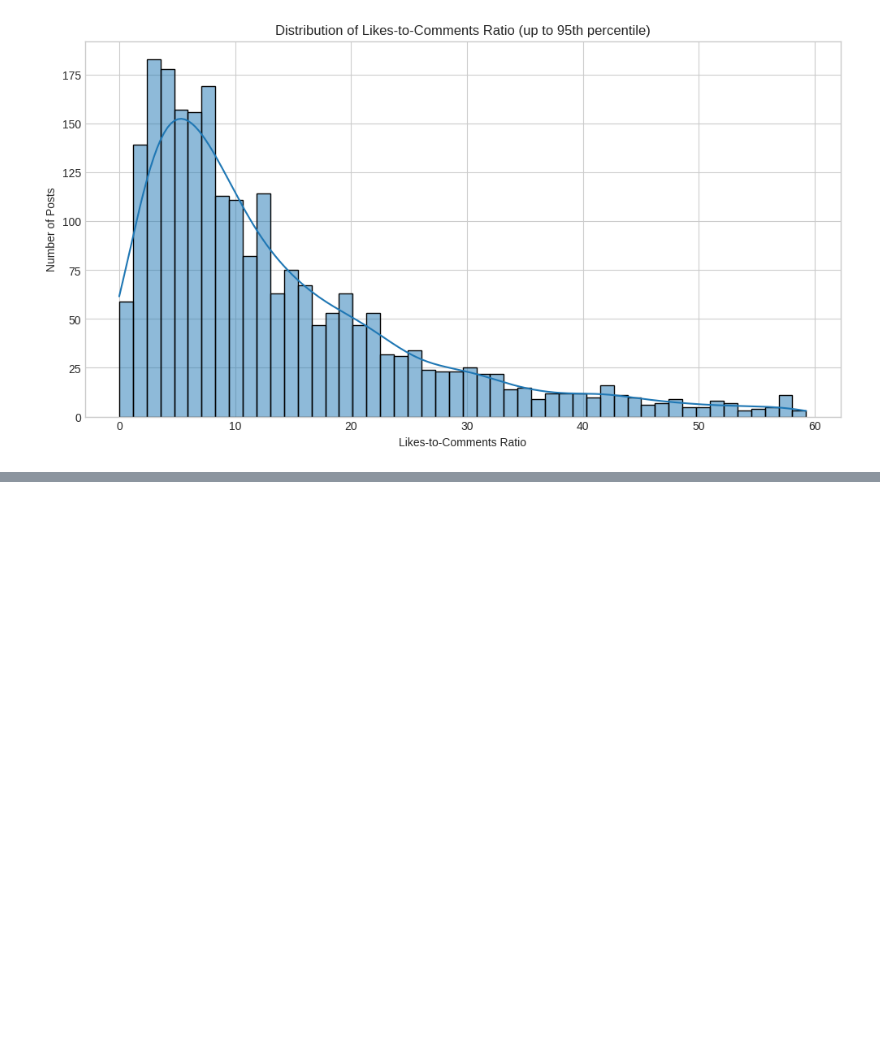
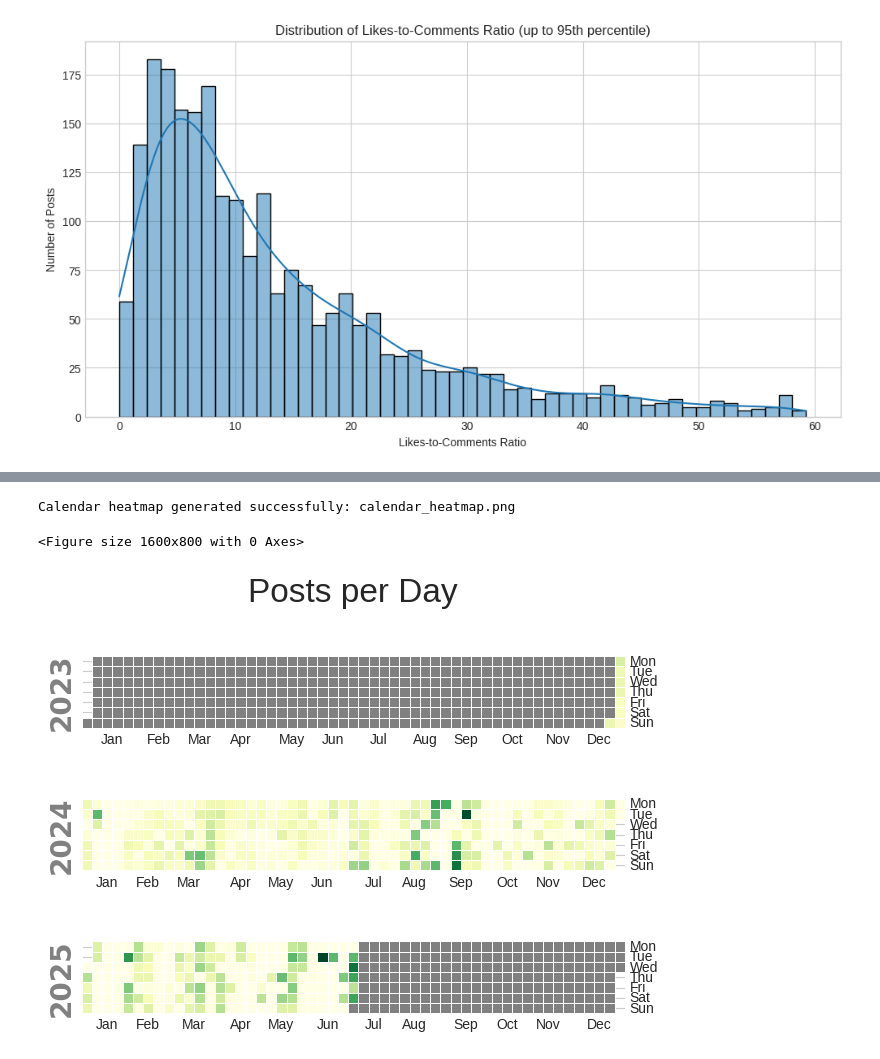
Before and after one commit to Sanjidh090/KUET-Whispers-Dataset, a Jupyter notebook: details-of-whispers.ipynb, the cells around one changed output, grey strips where cells are left out. Cells and saved outputs as stored; diff of their text form; code cells hidden in the pictures; blank space fills up the shorter version.

Commit message:
Kaggle Notebook | Details of Whispers  | Version 2

```diff
--- a/details-of-whispers.ipynb
+++ b/details-of-whispers.ipynb
@@ -759,3 +761,54 @@ Likes: 16, Comments: 65.0, Ratio: 0.24
 
 Plot generated: likes_to_comments_ratio_hist.png
 [figure]
+# %%
+import subprocess
+import sys
+
+# Attempt to install calmap
+try:
+    import calmap
+except ImportError:
+    print("calmap not found. Attempting to install...")
+    try:
+        subprocess.check_call([sys.executable, "-m", "pip", "install", "calmap"])
+        print("Installation successful.")
+        import calmap
+    except Exception as e:
+        print(f"Failed to install calmap: {e}")
+        calmap = None
+
+import pandas as pd
+import matplotlib.pyplot as plt
+import seaborn as sns
+
+# Load the dataset
+df = pd.read_csv('/kaggle/input/kuet-whispers/whispers.csv')
+
+# Prepare the data
+df['time'] = pd.to_datetime(df['time'])
+df.set_index('time', inplace=True)
+
+# Resample to get the count of posts per day
+daily_counts = df['text'].resample('D').count()
+
+
+if calmap:
+    # --- Generate Calendar Heatmap ---
+    plt.figure(figsize=(16, 8))
+    calmap.calendarplot(daily_counts, cmap='YlGn', fillcolor='grey', linewidth=0.5, yearlabel_kws={'fontsize': 20})
+    plt.suptitle('Posts per Day', fontsize=24, y=1.02)
+    plt.savefig('calendar_heatmap.png')
+    print("Calendar heatmap generated successfully: calendar_heatmap.png")
+else:
+    # --- Alternative Visualization: Line Chart ---
+    print("Could not generate calendar heatmap. Creating a line chart of posts per day instead.")
+    plt.figure(figsize=(16, 6))
+    daily_counts.plot(kind='line')
+    plt.title('Number of Posts per Day')
+    plt.xlabel('Date')
+    plt.ylabel('Number of Posts')
+    plt.grid(True)
+    plt.savefig('posts_per_day_line_chart.png')
+    print("Alternative line chart generated: posts_per_day_line_chart.png")
+# %% [output]
@@ -761,0 +832,3 @@ Plot generated: likes_to_comments_ratio_hist.png
+Calendar heatmap generated successfully: calendar_heatmap.png
+<Figure size 1600x800 with 0 Axes>
+[figure, added]
```
Also changed, not shown: parts of 7 cells of this notebook.
